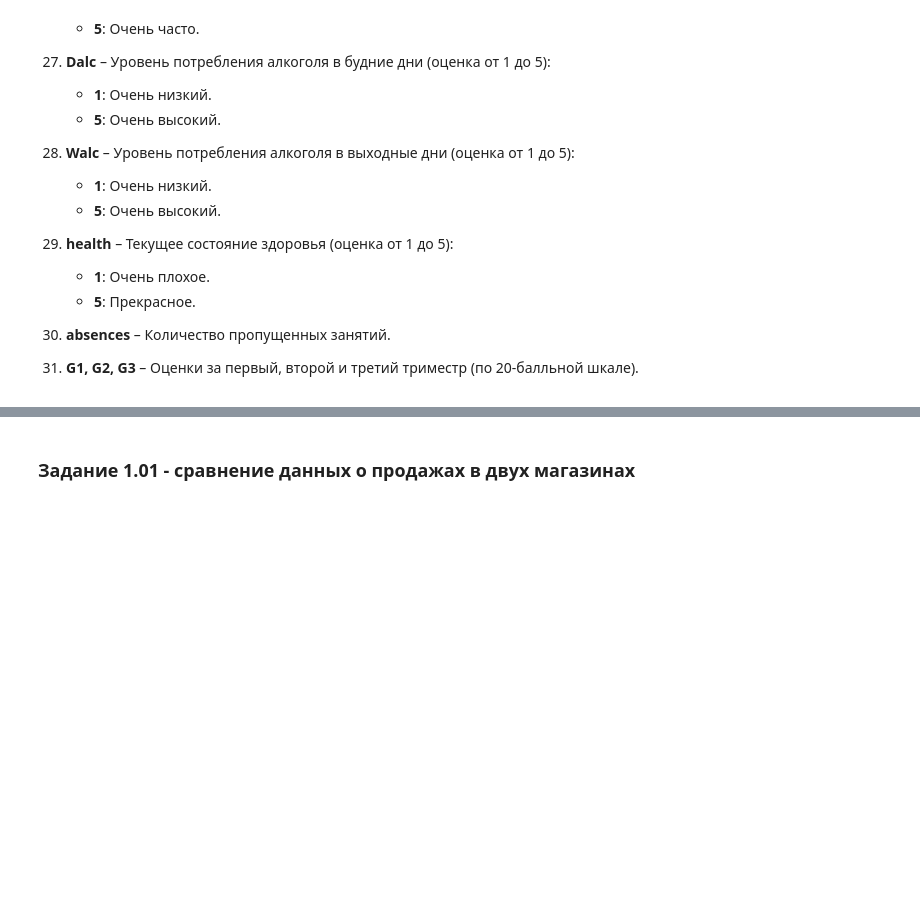
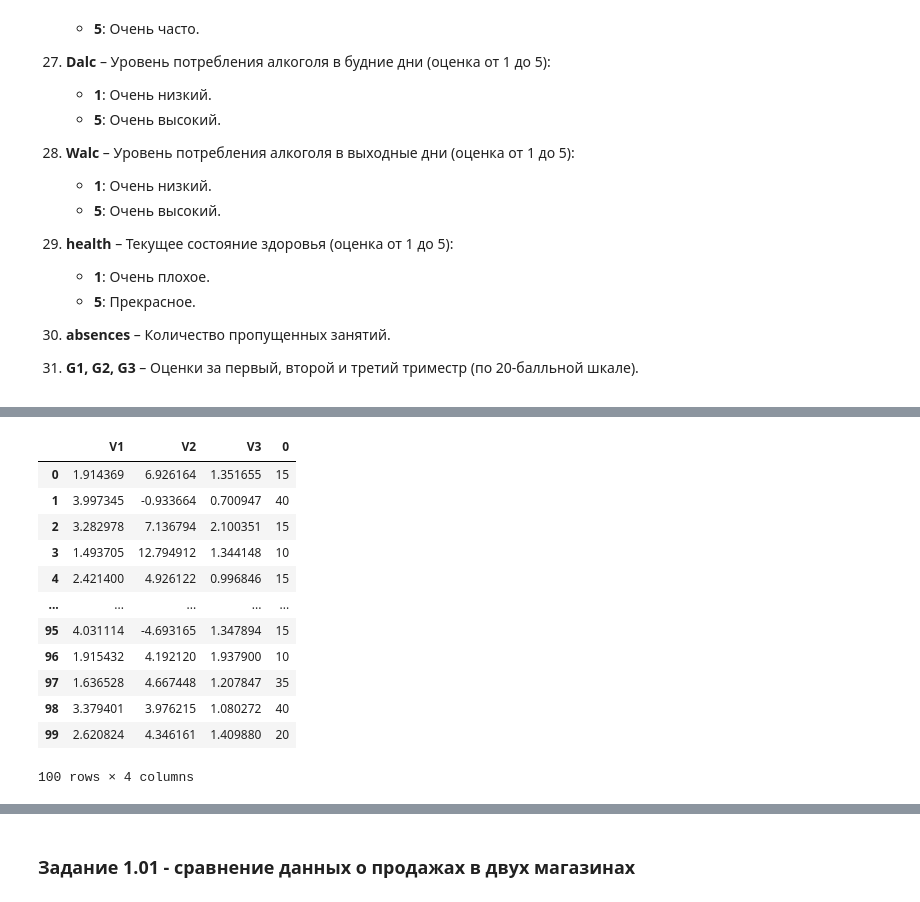
Before and after one commit to rgenius-ru/pandas_lessons, a Jupyter notebook: lessons/Pandas_for_Data_Engineering/part1.ipynb, the cells around one changed output, grey strips where cells are left out. Drawn from its saved outputs; the diff is of its cells as text; code cells hidden in the pictures; blank space fills up the shorter version.

```diff
--- a/lessons/Pandas_for_Data_Engineering/part1.ipynb
+++ b/lessons/Pandas_for_Data_Engineering/part1.ipynb
@@ -689,0 +805,12 @@ df[df.Sales.gt(50)]
+# %%
+list1 = [
+    ['20'] * 10,
+    ['35'] * 15,
+    ['40'] * 10,
+    ['10'] * 25,
+    ['15'] * 40,
+]
+# list1
+# %%
+charlist = [x for sublist in list1 for x in sublist]
+len(charlist)
@@ -689,0 +819,6 @@ df[df.Sales.gt(50)]
+# %%
+random.seed(123)
+random.shuffle(charlist)
+
+ser4 = pd.Series(charlist)
+ser4
@@ -689,0 +838,3 @@ df[df.Sales.gt(50)]
+# %%
+ser4 = pd.to_numeric(ser4)
+ser4
@@ -689,0 +854,17 @@ df[df.Sales.gt(50)]
+# %%
+df = pd.concat([df, ser4], axis=1)
+df
+# %% [output]
+|  | V1 | V2 | V3 | 0 |
+| 0 | 1.914369 | 6.926164 | 1.351655 | 15 |
+| 1 | 3.997345 | -0.933664 | 0.700947 | 40 |
+| 2 | 3.282978 | 7.136794 | 2.100351 | 15 |
+| 3 | 1.493705 | 12.794912 | 1.344148 | 10 |
+| 4 | 2.421400 | 4.926122 | 0.996846 | 15 |
+| ... | ... | ... | ... | ... |
+| 95 | 4.031114 | -4.693165 | 1.347894 | 15 |
+| 96 | 1.915432 | 4.192120 | 1.937900 | 10 |
+| 97 | 1.636528 | 4.667448 | 1.207847 | 35 |
+| 98 | 3.379401 | 3.976215 | 1.080272 | 40 |
+| 99 | 2.620824 | 4.346161 | 1.409880 | 20 |
+100 rows × 4 columns
```
Also changed, not shown: parts of 25 cells of this notebook.
